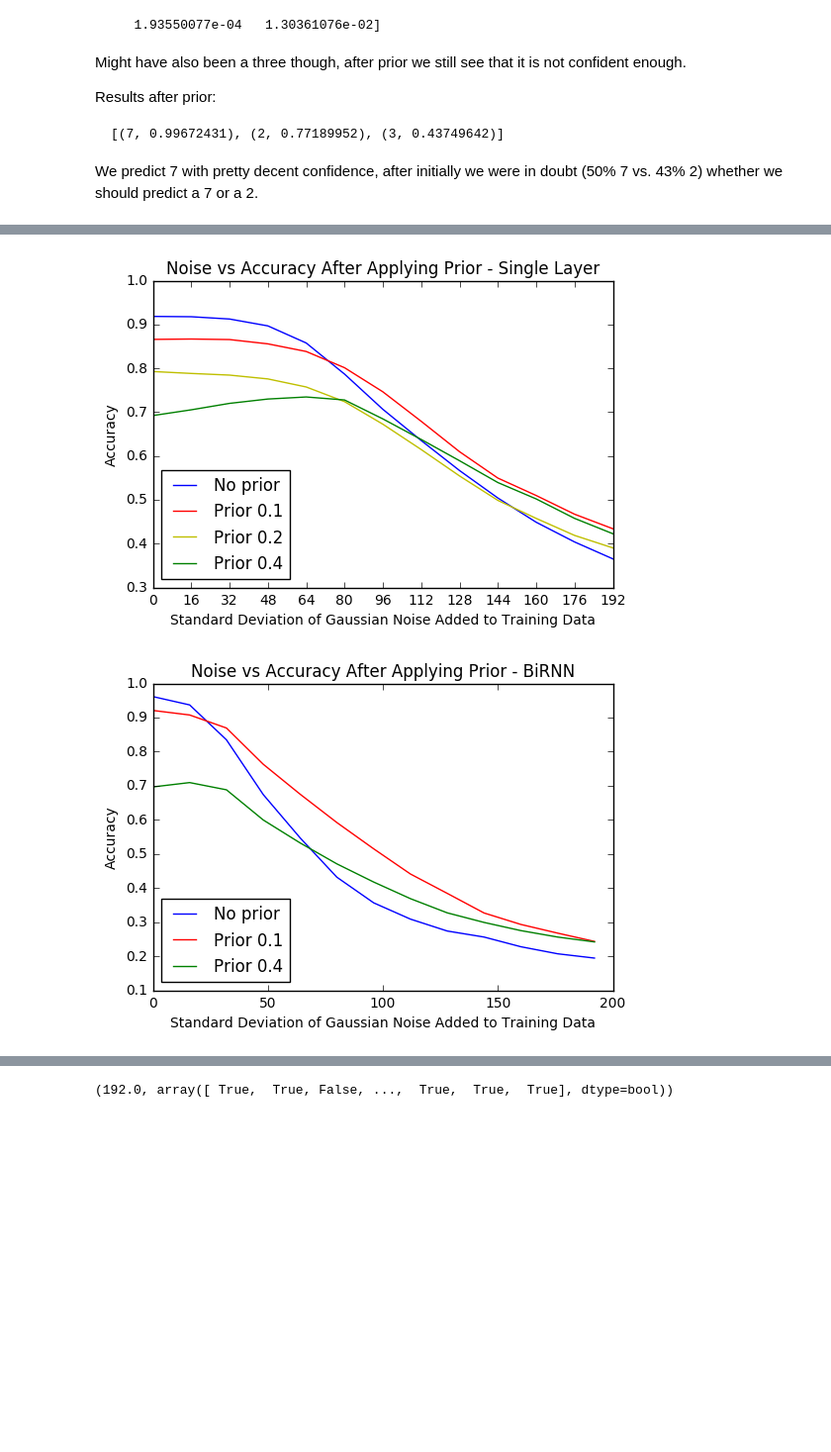
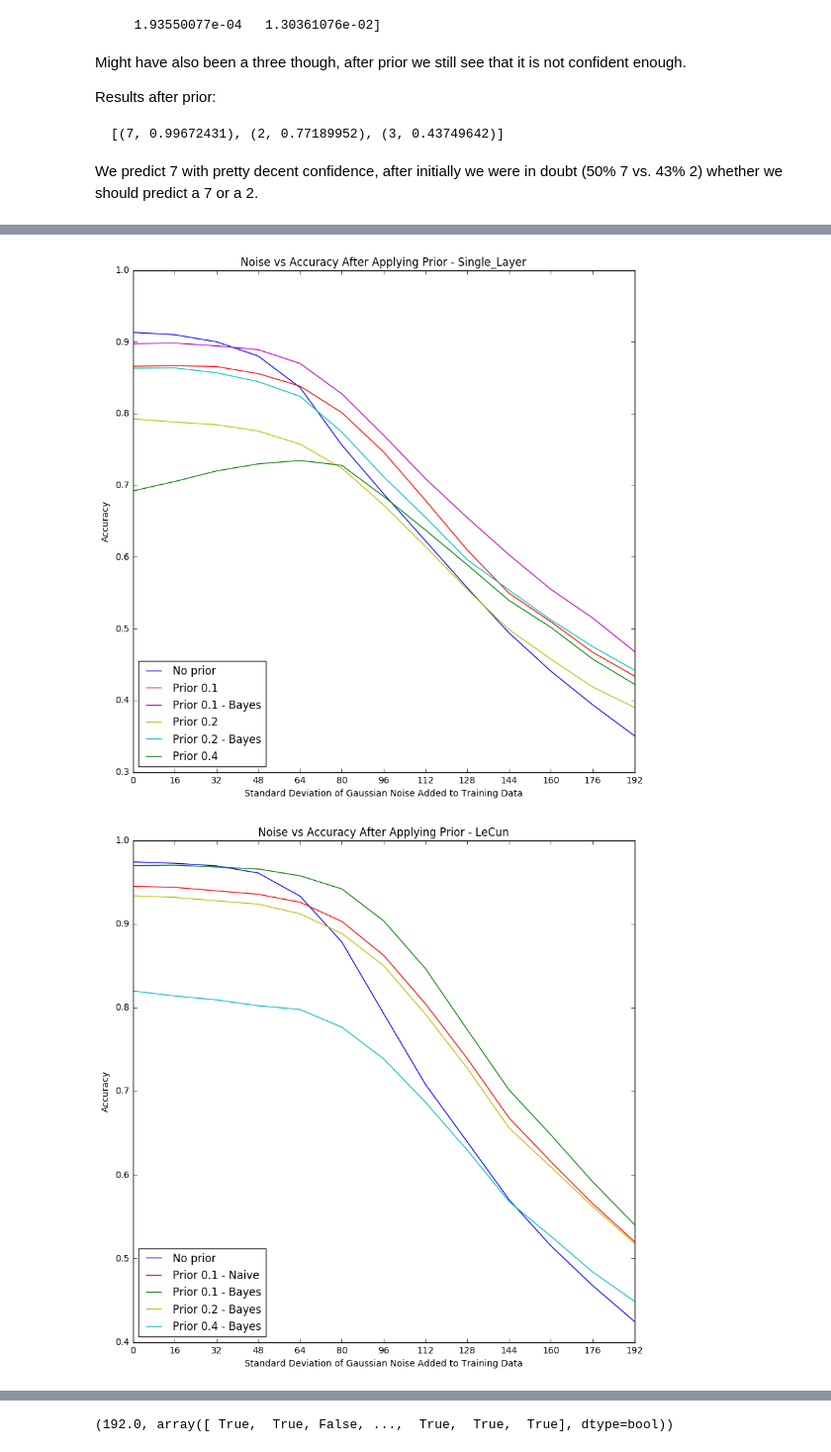
Before and after one commit to VincentRoest/capstone, a Jupyter notebook: Image_manipulation.ipynb, the cells around one changed output, grey strips where cells are left out. Shown at 99% size. Saved outputs shown, nothing was run; the diff lists cells and outputs as text; code cells hidden in the pictures; blank space fills up the shorter version.

```diff
--- a/Image_manipulation.ipynb
+++ b/Image_manipulation.ipynb
@@ -972,0 +1127,4 @@ We predict 7 with pretty decent confidence, after initially we were in doubt (50
+# %%
+accuracies_bayes_prior_lcn_02, lcn_bayes_02_preds, lcn_bayes_02_corrs = eval_noisy_data_prior(0.2, "lecun", stddevs[:], False)
+# %%
+accuracies_bayes_prior_lcn_04, lcn_bayes_04_preds, lcn_bayes_04_corrs = eval_noisy_data_prior(0.4, "lecun", stddevs[:], False)
@@ -973,3 +1151,7 @@ We predict 7 with pretty decent confidence, after initially we were in doubt (50
+# %%
+accuracies_bayes_prior_01_sqr, bys_01_sqr, corrs_01_sqr = eval_noisy_data_prior(0.1, "one_layer_sqr", stddevs[:], False)
+# %%
+accuracies_bayes_prior_02_sqr, bys_02_sqr, corrs_02_sqr = eval_noisy_data_prior(0.2, "one_layer_sqr", stddevs[:], False)
 # %%
 accuracies_noisy_prior_01, preds_01, corrs_01 = eval_noisy_data_prior(0.1, "one_layer", stddevs[:], False)
 # %%
@@ -987,49 +1169,64 @@ accuracies_noisy_prior_01_birnn, _, _ = eval_noisy_data_prior(0.1, "birnn", stdd
 # %%
 accuracies_noisy_prior_04_birnn, _, _ = eval_noisy_data_prior(0.4, "birnn", stddevs[:], False)
 # %%
-plt.title('Noise vs Accuracy After Applying Prior - Single Layer')
+plt.title('Noise vs Accuracy After Applying Prior - Single_Layer')
 plt.xlabel('Standard Deviation of Gaussian Noise Added to Training Data')
 plt.ylabel('Accuracy')
 plt.xticks(sorted(stddevs))
-
 plt.plot(*zip(*accuracies_nsy_one), c='b', label='No prior') # or plot for line
 # so with 0.0 we get the same result as above.
 plt.plot(*zip(*accuracies_noisy_prior_01), c='r', label='Prior 0.1') # or plot for line
+# plt.plot(*zip(*accuracies_fb), c='k', label='Feedback') # or plot for line
+plt.plot(*zip(*accuracies_bayes_prior_01), c='m', label='Prior 0.1 - Bayes') # or plot for line
 plt.plot(*zip(*accuracies_noisy_prior_02), c='y', label='Prior 0.2') # or plot for line
+plt.plot(*zip(*accuracies_bayes_prior_02), c='c', label='Prior 0.2 - Bayes') # or plot for line
 plt.plot(*zip(*accuracies_noisy_prior_04), c='g', label='Prior 0.4') # or plot for line
 plt.legend(loc=3)
 plt.savefig('noise_prior_single.png')
-plt.plot(figsize=(30,10))
+plt.rcParams["figure.figsize"] = (10,10)
 plt.show()
+
+plt.title('Noise vs Accuracy After Applying Prior - LeCun')
+plt.xlabel('Standard Deviation of Gaussian Noise Added to Training Data')
+plt.ylabel('Accuracy')
+plt.xticks(sorted(stddevs))
+plt.plot(*zip(*accuracies_nsy_lcn), c='b', label='No prior') # or plot for line
+plt.plot(*zip(*accuracies_prior_lcn), c='r', label='Prior 0.1 - Naive') # or plot for line
+plt.plot(*zip(*accuracies_bayes_prior_lcn), c='g', label='Prior 0.1 - Bayes') # or plot for line
+plt.plot(*zip(*accuracies_bayes_prior_lcn_02), c='y', label='Prior 0.2 - Bayes') # or plot for line
+plt.plot(*zip(*accuracies_bayes_prior_lcn_04), c='c', label='Prior 0.4 - Bayes') # or plot for line
+plt.legend(loc=3)
+plt.savefig('noise_prior_lecun.png')
+plt.show()
+
 
 ## BIRNN
 plt.title('Noise vs Accuracy After Applying Prior - BiRNN')
 plt.xlabel('Standard Deviation of Gaussian Noise Added to Training Data')
 plt.ylabel('Accuracy')
 plt.plot(*zip(*accuracies_nsy_birnn), c='b', label='No prior') # or plot for line
 # so with 0.0 we get the same result as above.
-plt.plot(*zip(*accuracies_noisy_prior_01_birnn), c='r', label='Prior 0.1') # or plot for line
-plt.plot(*zip(*accuracies_noisy_prior_04_birnn), c='g', label='Prior 0.4') # or plot for line
+plt.plot(*zip(*accuracies_noisy_prior_01_birnn), c='r', label='Prior 0.1 - Naive') # or plot for line
+plt.plot(*zip(*accuracies_noisy_prior_04_birnn), c='g', label='Prior 0.4 - Naive') # or plot for line
 plt.legend(loc=3)
 plt.savefig('noise_prior_birnn.png')
-plt.plot(figsize=(30,10))
 plt.show()
 
-## SQRRRRR
-plt.title('Noise vs Accuracy After Applying Prior - Single Layer Sqr')
+plt.title('Noise vs Accuracy After Applying Prior - Single_Layer_Sqr')
 plt.xlabel('Standard Deviation of Gaussian Noise Added to Training Data')
 plt.ylabel('Accuracy')
-plt.xticks(sorted(stddevs))
-
+## SQRRRRR
 plt.plot(*zip(*accuracies_nsy_sqr), c='b', label='No prior') # or plot for line
 # so with 0.0 we get the same result as above.
-plt.plot(*zip(*accuracies_noisy_prior_01_sqr), c='r', label='Prior 0.1') # or plot for line
-plt.plot(*zip(*accuracies_noisy_prior_02_sqr), c='y', label='Prior 0.2') # or plot for line
-plt.plot(*zip(*accuracies_noisy_prior_04_sqr), c='g', label='Prior 0.4') # or plot for line
+plt.plot(*zip(*accuracies_noisy_prior_01_sqr), c='r', label='Prior 0.1 - Naive') # or plot for line
+# plt.plot(*zip(*accuracies_fb_sqr), c='k', label='Feedback') # or plot for line
+plt.plot(*zip(*accuracies_bayes_prior_01_sqr), c='m', label='Prior 0.1 - Bayes') # or plot for line
+plt.plot(*zip(*accuracies_noisy_prior_02_sqr), c='y', label='Prior 0.2 - Naive') # or plot for line
+plt.plot(*zip(*accuracies_bayes_prior_02_sqr), c='c', label='Prior 0.2 - Bayes') # or plot for line
+plt.plot(*zip(*accuracies_noisy_prior_04_sqr), c='g', label='Prior 0.4 - Naive') # or plot for line
 plt.legend(loc=3)
 plt.savefig('noise_prior_single_sqr.png')
-plt.plot(figsize=(30,10))
 plt.show()
 # %% [output]
-[figure, old version]
+[figure, new version]
-[figure, old version]
+[figure, new version]
```
Also changed, not shown: parts of 34 cells of this notebook, 1 other file.
